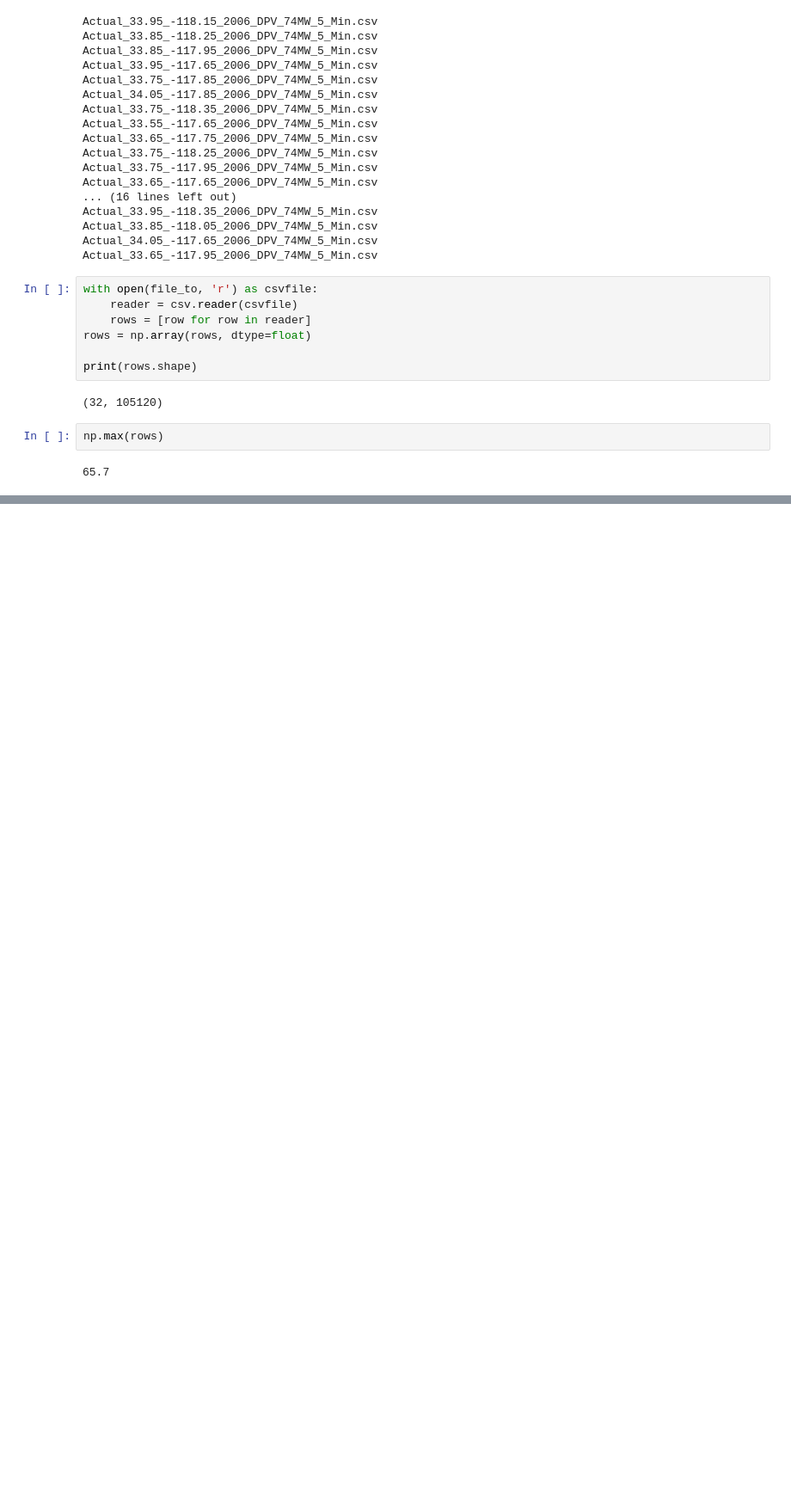
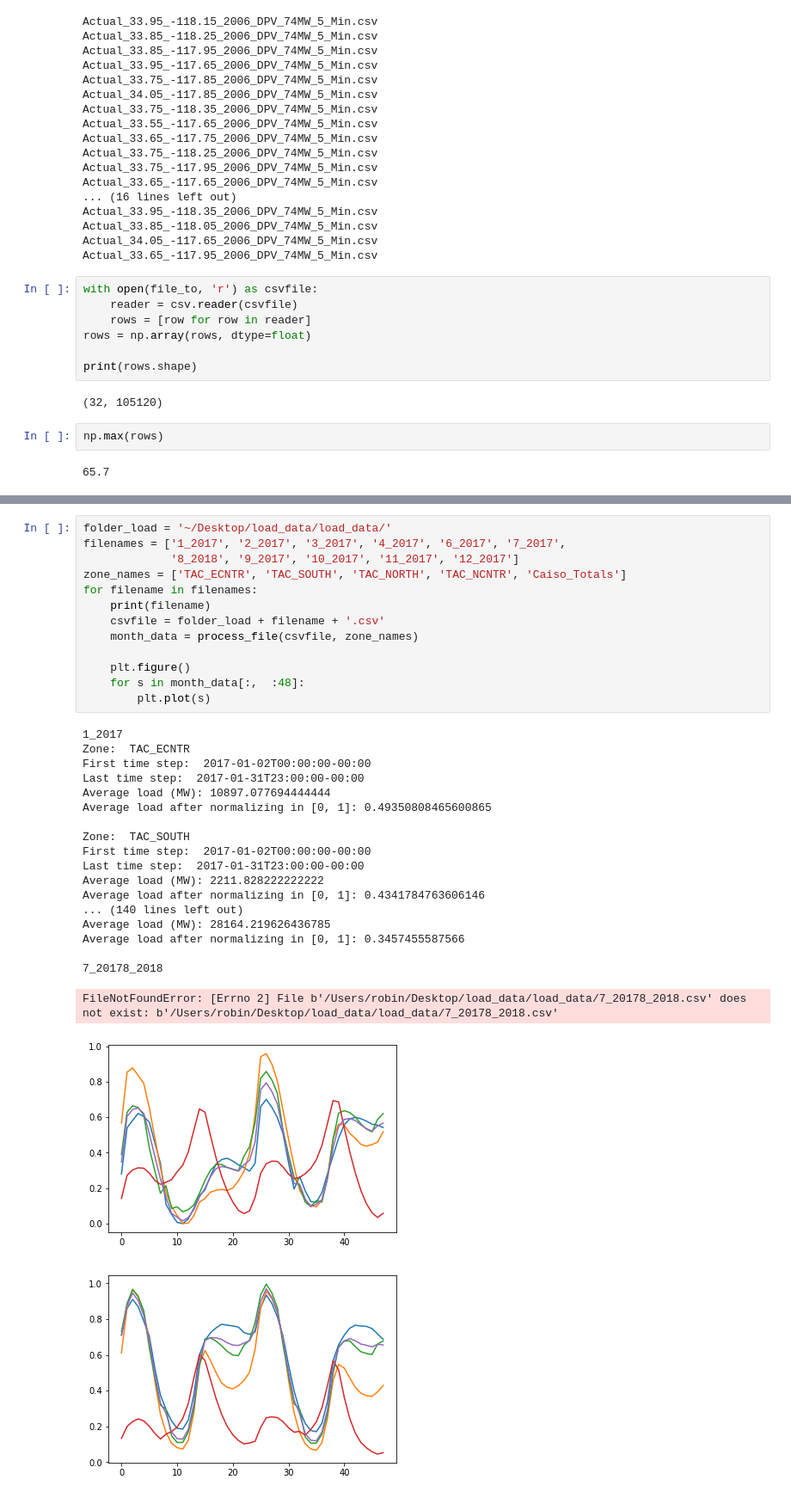
Before and after one commit to lukejuusola/VER_GenerativeModelling_RLAllocation, a Jupyter notebook: preprocessing.ipynb, the cells around one changed output, grey strips where cells are left out. Shown: that part at 86% size. Cells and saved outputs as stored; diff of their text form; blank space fills up the shorter version.

```diff
--- a/preprocessing.ipynb
+++ b/preprocessing.ipynb
@@ -169,0 +210,34 @@ np.max(rows)
+# %%
+folder_load = '~/Desktop/load_data/load_data/'
+filenames = ['1_2017', '2_2017', '3_2017', '4_2017', '6_2017', '7_2017',
+             '8_2018', '9_2017', '10_2017', '11_2017', '12_2017']
+zone_names = ['TAC_ECNTR', 'TAC_SOUTH', 'TAC_NORTH', 'TAC_NCNTR', 'Caiso_Totals']
+for filename in filenames:
+    print(filename)
+    csvfile = folder_load + filename + '.csv'
+    month_data = process_file(csvfile, zone_names)
+
+    plt.figure()
+    for s in month_data[:,  :48]:
+        plt.plot(s)
+# %% [output]
+1_2017
+Zone:  TAC_ECNTR
+First time step:  2017-01-02T00:00:00-00:00
+Last time step:  2017-01-31T23:00:00-00:00
+Average load (MW): 10897.077694444444
+Average load after normalizing in [0, 1]: 0.49350808465600865
+
+Zone:  TAC_SOUTH
+First time step:  2017-01-02T00:00:00-00:00
+Last time step:  2017-01-31T23:00:00-00:00
+Average load (MW): 2211.828222222222
+Average load after normalizing in [0, 1]: 0.4341784763606146
+... (140 lines left out)
+Average load (MW): 28164.219626436785
+Average load after normalizing in [0, 1]: 0.3457455587566
+
+7_20178_2018
+FileNotFoundError: [Errno 2] File b'/Users/robin/Desktop/load_data/load_data/7_20178_2018.csv' does not exist: b'/Users/robin/Desktop/load_data/load_data/7_20178_2018.csv'
+[figure, added]
+[figure, added]
```
Also changed, not shown: parts of 8 cells of this notebook, 19 other files.
